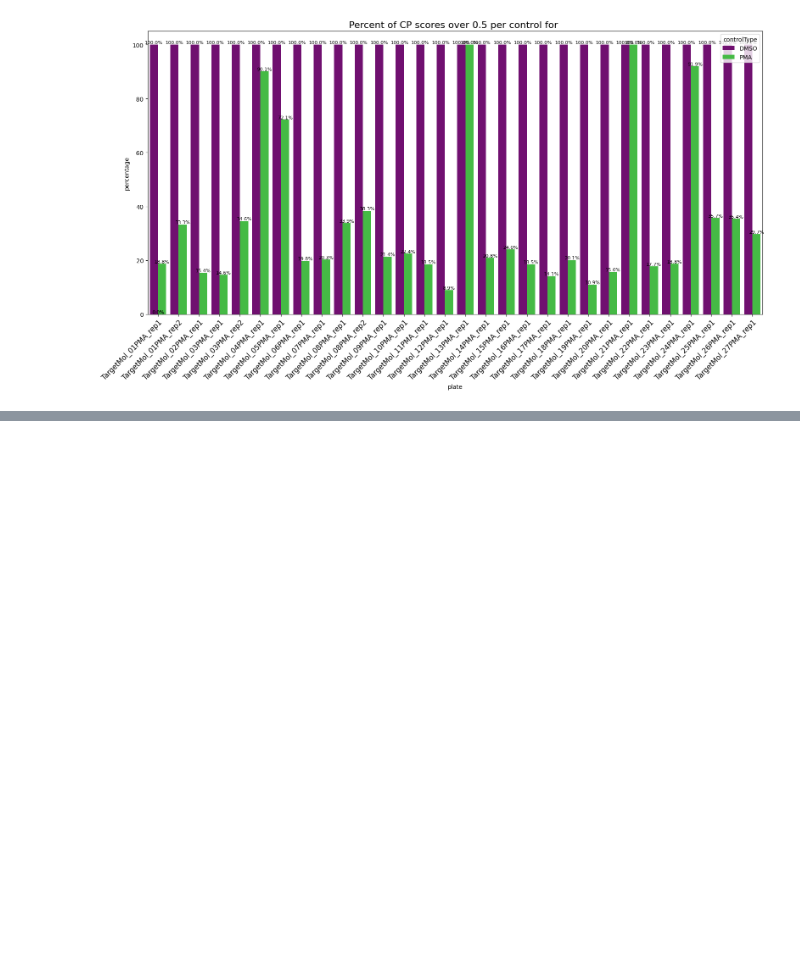
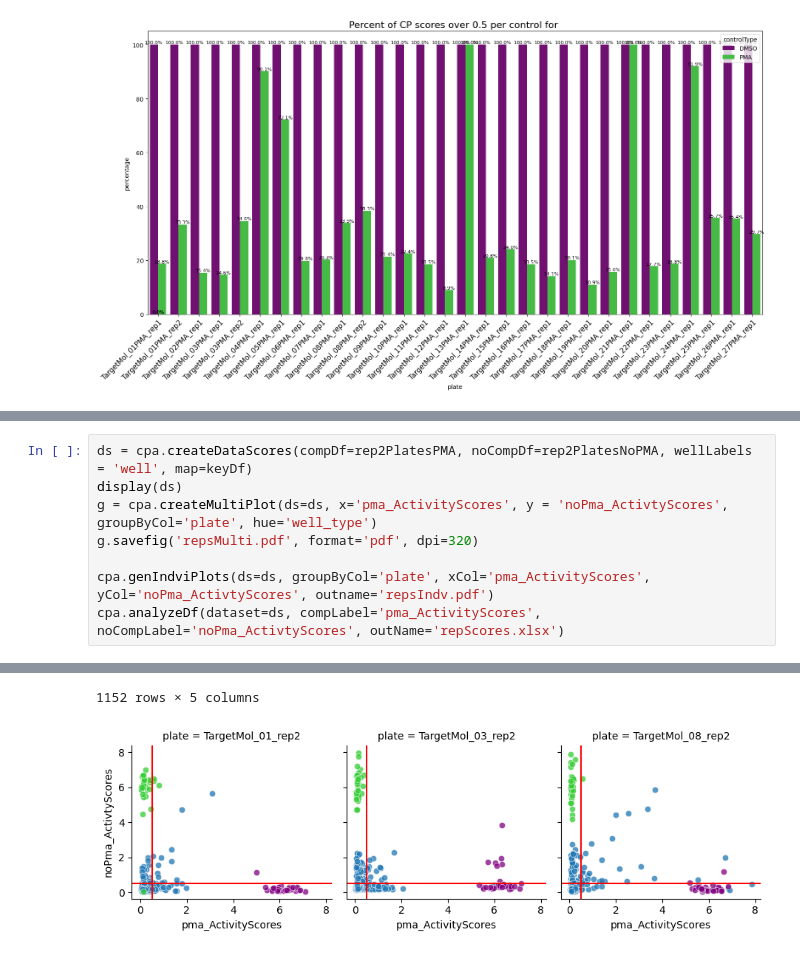
Before and after one commit to LokeyLab/QCGauntlet, a Jupyter notebook: test.ipynb, the cells around one changed output, grey strips where cells are left out. Cells and saved outputs as stored; diff of their text form; blank space fills up the shorter version.

```diff
--- a/test.ipynb
+++ b/test.ipynb
@@ -151,0 +237,9 @@ crr.generateControlsAboveThresh(inDF=pma, datasetLab='', key=keyDf, controlList=
+# %%
+ds = cpa.createDataScores(compDf=rep2PlatesPMA, noCompDf=rep2PlatesNoPMA, wellLabels = 'well', map=keyDf)
+display(ds)
+g = cpa.createMultiPlot(ds=ds, x='pma_ActivityScores', y = 'noPma_ActivtyScores', groupByCol='plate', hue='well_type')
+g.savefig('repsMulti.pdf', format='pdf', dpi=320)
+
+cpa.genIndviPlots(ds=ds, groupByCol='plate', xCol='pma_ActivityScores', yCol='noPma_ActivtyScores', outname='repsIndv.pdf')
+cpa.analyzeDf(dataset=ds, compLabel='pma_ActivityScores', noCompLabel='noPma_ActivtyScores', outName='repScores.xlsx')
+# %% [output]
@@ -151,0 +259,2 @@ crr.generateControlsAboveThresh(inDF=pma, datasetLab='', key=keyDf, controlList=
+1152 rows × 5 columns
+[figure, added]
```
Also changed, not shown: parts of 4 cells of this notebook, 1 other file.
